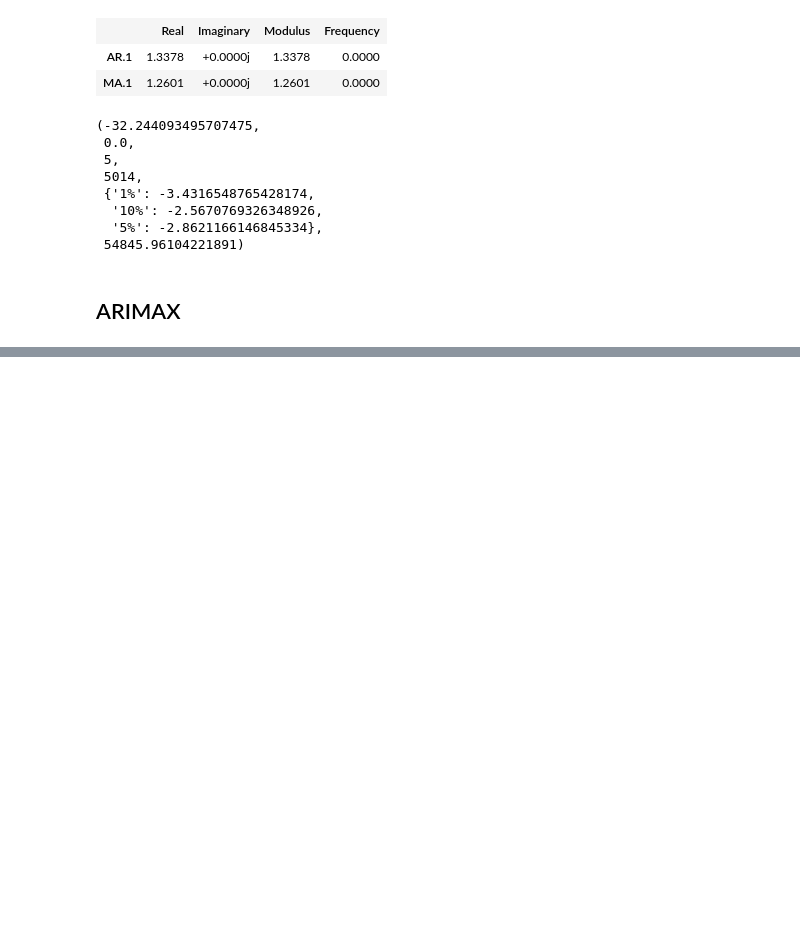
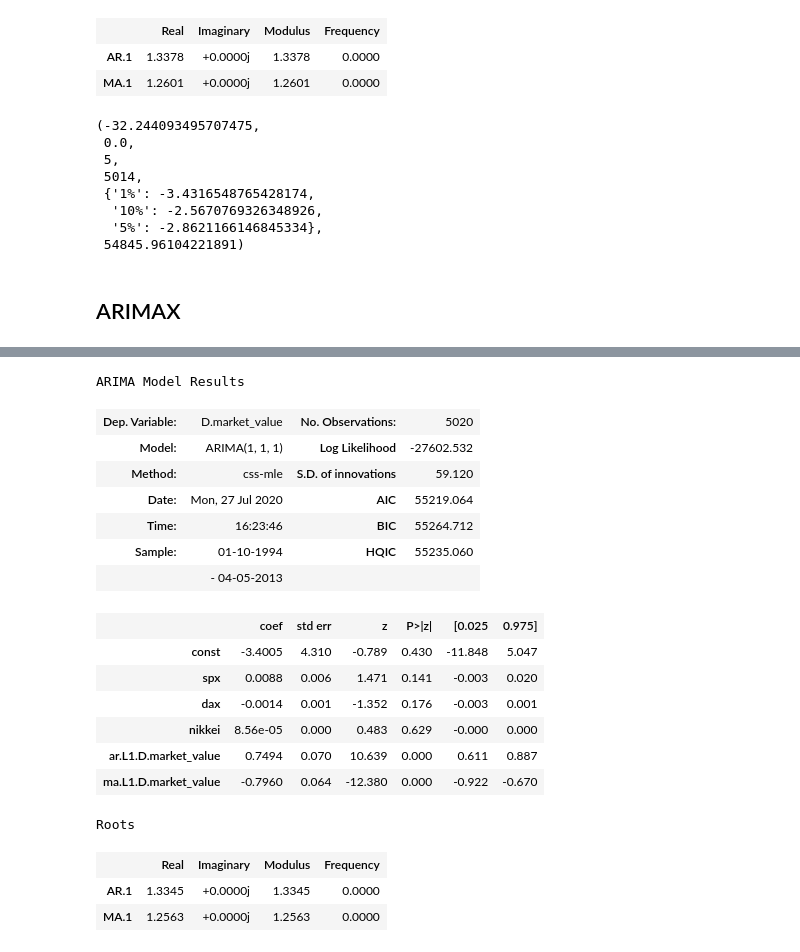
Before and after one commit to 1214345/curso-series-temporales, a Jupyter notebook: 8. ARIMA autorregresivo integrado de medias moviles/Python/10_ARIMA.ipynb, the cells around one changed output, grey strips where cells are left out. Drawn from its saved outputs; the diff is of its cells as text; code cells hidden in the pictures; blank space fills up the shorter version.

```diff
--- a/8. ARIMA autorregresivo integrado de medias moviles/Python/10_ARIMA.ipynb
+++ b/8. ARIMA autorregresivo integrado de medias moviles/Python/10_ARIMA.ipynb
@@ -269,0 +275,5 @@ Roots
+# %%
+#Creamos la matriz de variables exógenas
+df.head()
+va_ex=df[['spx', 'dax', 'nikkei']]
+va_ex.head()
@@ -269,0 +288,29 @@ Roots
+# %%
+#Incorpora efectos externos del modelo
+#Para agregar una variable o matriz adicional, usamos "exog=variable"
+#En este caso vamos a usar la serie de SP500 como variable exógena
+model_ar_1_i_1_ma_1_Xspx = ARIMA(df.market_value, exog = va_ex, order=(1,1,1))
+results_ar_1_i_1_ma_1_Xspx = model_ar_1_i_1_ma_1_Xspx.fit()
+results_ar_1_i_1_ma_1_Xspx.summary()
+#Vemos que el p-valor de sp500 es alta, lo que nos dice que es etsadisticamente 0
+#No hay relación entre ftse y sp500 o porque no agrega capacidad
+# %% [output]
+ARIMA Model Results
+| Dep. Variable: | D.market_value | No. Observations: | 5020 |
+| Model: | ARIMA(1, 1, 1) | Log Likelihood | -27602.532 |
+| Method: | css-mle | S.D. of innovations | 59.120 |
+| Date: | Mon, 27 Jul 2020 | AIC | 55219.064 |
+| Time: | 16:23:46 | BIC | 55264.712 |
+| Sample: | 01-10-1994 | HQIC | 55235.060 |
+|  | - 04-05-2013 |  |  |
+|  | coef | std err | z | P>|z| | [0.025 | 0.975] |
+| const | -3.4005 | 4.310 | -0.789 | 0.430 | -11.848 | 5.047 |
+| spx | 0.0088 | 0.006 | 1.471 | 0.141 | -0.003 | 0.020 |
+| dax | -0.0014 | 0.001 | -1.352 | 0.176 | -0.003 | 0.001 |
+| nikkei | 8.56e-05 | 0.000 | 0.483 | 0.629 | -0.000 | 0.000 |
+| ar.L1.D.market_value | 0.7494 | 0.070 | 10.639 | 0.000 | 0.611 | 0.887 |
+| ma.L1.D.market_value | -0.7960 | 0.064 | -12.380 | 0.000 | -0.922 | -0.670 |
+Roots
+|  | Real | Imaginary | Modulus | Frequency |
+| AR.1 | 1.3345 | +0.0000j | 1.3345 | 0.0000 |
+| MA.1 | 1.2563 | +0.0000j | 1.2563 | 0.0000 |
```
Also changed, not shown: parts of 3 cells of this notebook.
